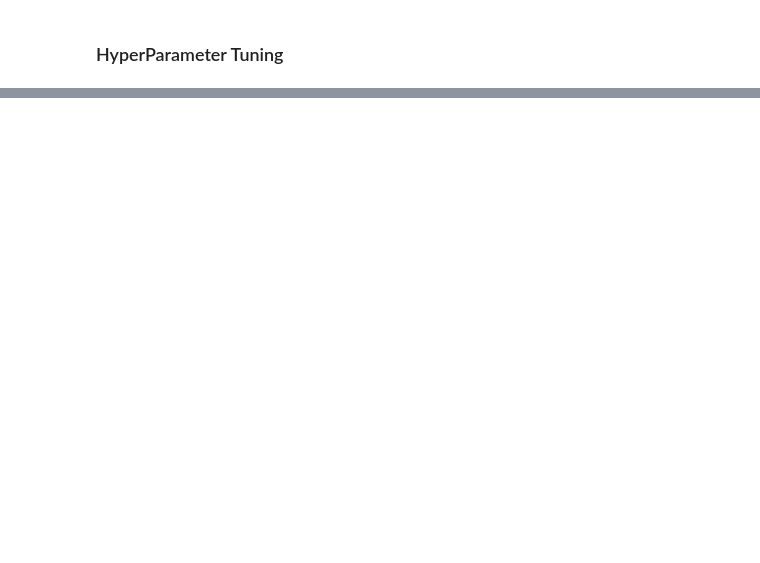
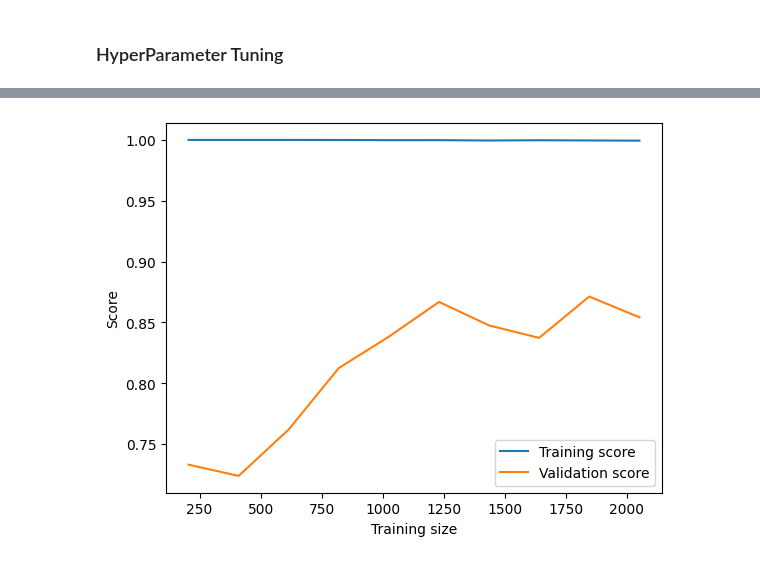
Before and after one commit to govardhan-06/ML-models, a Jupyter notebook: model.ipynb, the cells around one changed output, grey strips where cells are left out. Cells and saved outputs as stored; diff of their text form; code cells hidden in the pictures; blank space fills up the shorter version.

Commit message:
Model update

```diff
--- a/model.ipynb
+++ b/model.ipynb
@@ -769,0 +772,6 @@ KeyboardInterrupt:
+# %%
+model2=DecisionTreeRegressor(max_depth=10,max_features= 1.0,min_samples_leaf=1)
+
+model2.fit(X_train,y_train)
+
+print(f"Cross validation score for decision tree: {cross_val_score(model2, X_train, y_train, cv=5, scoring='r2').mean()}")
@@ -770,7 +780,3 @@ KeyboardInterrupt:
 # %%
-model2=DecisionTreeRegressor(criterion='absolute_error',max_depth=20,max_features= 1.0,min_samples_leaf=1,min_samples_split=2,random_state=42,splitter='random')
-
-model2.fit(X_train,y_train)
-
 print(f"Validation score of Decision Tree: {model2.score(X_val,y_val)}")
 print(f"Test score of Decision Tree: {model2.score(X_test,y_test)}")
@@ -780,0 +818,19 @@ print(f"Best parameters for random forest: {grid_search_rf.best_params_}")
+# %%
+#Learning Curve
+
+from sklearn.model_selection import learning_curve
+
+train_sizes, train_scores, val_scores = learning_curve(model2, X_train, y_train, cv=5, scoring='r2',
+                                                       train_sizes=np.linspace(0.1, 1.0, 10))
+
+train_scores_mean = train_scores.mean(axis=1)
+val_scores_mean = val_scores.mean(axis=1)
+
+plt.plot(train_sizes, train_scores_mean, label='Training score')
+plt.plot(train_sizes, val_scores_mean, label='Validation score')
+plt.xlabel('Training size')
+plt.ylabel('Score')
+plt.legend()
+plt.show()
+# %% [output]
+[figure, added]
```
Also changed, not shown: parts of 12 cells of this notebook.
